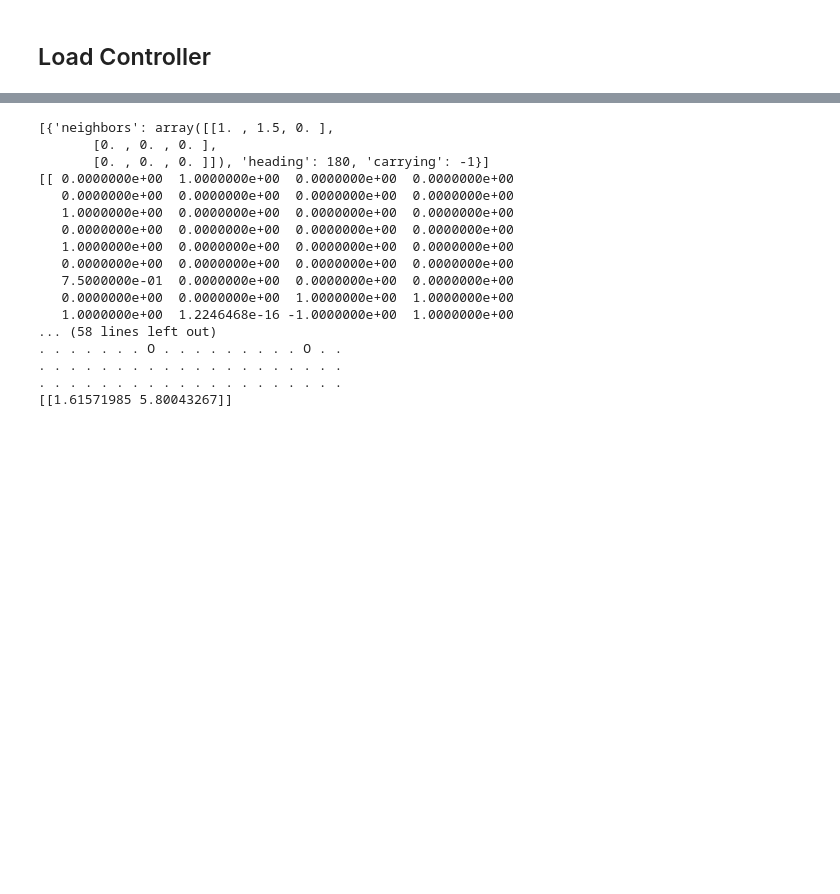
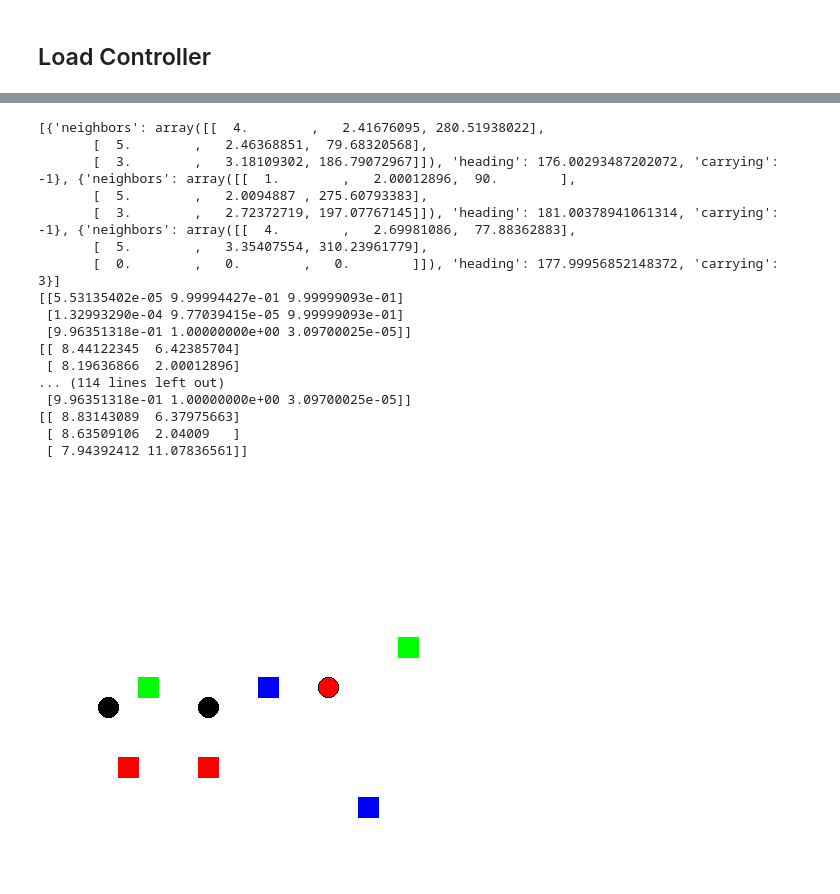
Before and after one commit to lorenzoleuzzi1/lifelong_evolutionary_swarms, a Jupyter notebook: env_demo.ipynb, the cells around one changed output, grey strips where cells are left out. Cells and saved outputs as stored; diff of their text form; code cells hidden in the pictures; blank space fills up the shorter version.

```diff
--- a/env_demo.ipynb
+++ b/env_demo.ipynb
@@ -306,26 +258,26 @@ env.render()
 # Load a controller
 results_path = os.path.abspath("/Users/lorenzoleuzzi/Library/CloudStorage/OneDrive-UniversityofPisa/lifelong evolutionary swarms/results")
 
-path = f"{results_path}/bristol_single_neat_500_200_300_1_7_u_0_drift34_drift43"
+path = f"{results_path}/results/bristol_noagents/neat_1000_500_300_3_7_u/seed69/static3"
 with open(f"{path}/best_genome.pkl", "rb") as f:
     controller = pickle.load(f)
 # Set configuration file
-config = neat.config.Config(neat.DefaultGenome, neat.DefaultReproduction,
-                            neat.DefaultSpeciesSet, neat.DefaultStagnation, "../config-feedforward.txt")
-config.genome_config.add_activation('neat_sigmoid', utils.neat_sigmoid)
+with open(f"{path}/neat_config.pkl", "rb") as f:
+    config = pickle.load(f)
 
 net = neat.nn.FeedForwardNetwork.create(controller, config)
+# %%
+obs, _ = env.reset(initial_state=initial_setting)
+fitness = 0
 # %%
-obs, _ = env.reset(initial_state=initial_setting_bristol)
-fitness = 0
-for i in range(2):
+for i in range(10):
     nn_inputs = env.process_observation(obs)
     print(obs)
-    print(nn_inputs)
+    # print(nn_inputs)
     nn_outputs = np.array([net.activate(nn_input) for nn_input in nn_inputs])
     print(nn_outputs)
     actions = (2 * nn_outputs - 1) * env.max_wheel_velocity # Scale output sigmoid in range of wheel velocity
-    env.render()
+    # env.render()
     print(env.agents_location)
     obs, reward, done, truncated, _ = env.step(actions)
     fitness += reward
@@ -333,20 +285,24 @@ for i in range(2):
         print(f"Done: {done}, Truncated: {truncated}, Fitness: {fitness}")
         break
 # %% [output]
-[{'neighbors': array([[1. , 1.5, 0. ],
-       [0. , 0. , 0. ],
-       [0. , 0. , 0. ]]), 'heading': 180, 'carrying': -1}]
-[[ 0.0000000e+00  1.0000000e+00  0.0000000e+00  0.0000000e+00
-   0.0000000e+00  0.0000000e+00  0.0000000e+00  0.0000000e+00
-   1.0000000e+00  0.0000000e+00  0.0000000e+00  0.0000000e+00
-   0.0000000e+00  0.0000000e+00  0.0000000e+00  0.0000000e+00
-   1.0000000e+00  0.0000000e+00  0.0000000e+00  0.0000000e+00
-   0.0000000e+00  0.0000000e+00  0.0000000e+00  0.0000000e+00
-   7.5000000e-01  0.0000000e+00  0.0000000e+00  0.0000000e+00
-   0.0000000e+00  0.0000000e+00  1.0000000e+00  1.0000000e+00
-   1.0000000e+00  1.2246468e-16 -1.0000000e+00  1.0000000e+00
-... (58 lines left out)
-. . . . . . . O . . . . . . . . . O . .
-. . . . . . . . . . . . . . . . . . . .
-. . . . . . . . . . . . . . . . . . . .
-[[1.61571985 5.80043267]]
+[{'neighbors': array([[  4.        ,   2.41676095, 280.51938022],
+       [  5.        ,   2.46368851,  79.68320568],
+       [  3.        ,   3.18109302, 186.79072967]]), 'heading': 176.00293487202072, 'carrying': -1}, {'neighbors': array([[  1.        ,   2.00012896,  90.        ],
+       [  5.        ,   2.0094887 , 275.60793383],
+       [  3.        ,   2.72372719, 197.07767145]]), 'heading': 181.00378941061314, 'carrying': -1}, {'neighbors': array([[  4.        ,   2.69981086,  77.88362883],
+       [  5.        ,   3.35407554, 310.23961779],
+       [  0.        ,   0.        ,   0.        ]]), 'heading': 177.99956852148372, 'carrying': 3}]
+[[5.53135402e-05 9.99994427e-01 9.99999093e-01]
+ [1.32993290e-04 9.77039415e-05 9.99999093e-01]
+ [9.96351318e-01 1.00000000e+00 3.09700025e-05]]
+[[ 8.44122345  6.42385704]
+ [ 8.19636866  2.00012896]
+... (114 lines left out)
+ [9.96351318e-01 1.00000000e+00 3.09700025e-05]]
+[[ 8.83143089  6.37975663]
+ [ 8.63509106  2.04009   ]
+ [ 7.94392412 11.07836561]]
+# %%
+env.render(False)
+# %% [output]
+[figure, added]
```
Also changed, not shown: parts of 6 cells of this notebook, 6 other files.
